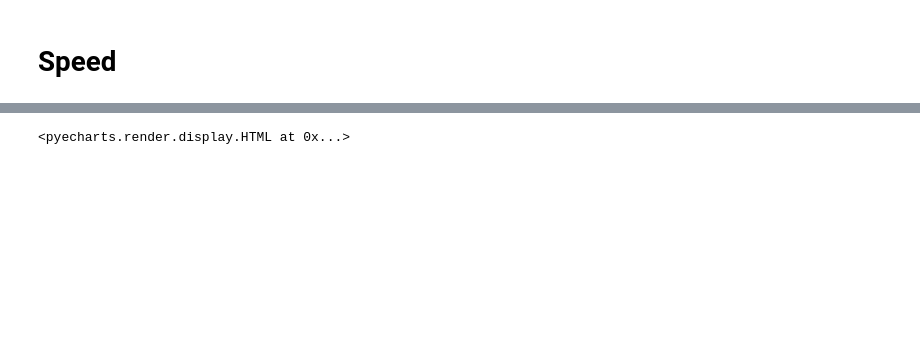
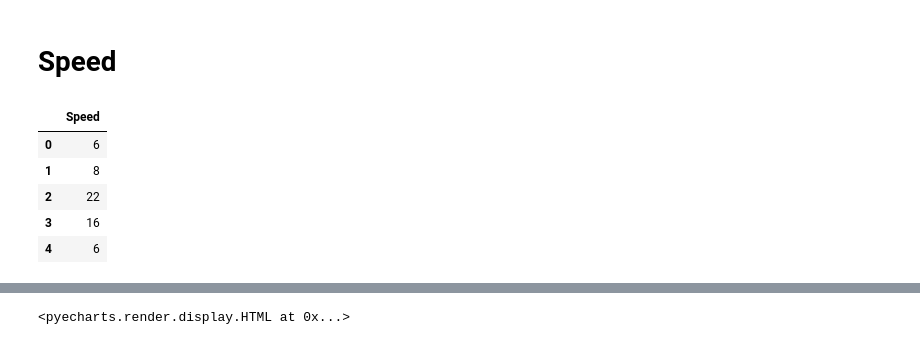
Before and after one commit to ximing766/UwbCOM, a Jupyter notebook: Plot/Pyecharts/Pyechart_UWB_Speed.ipynb, the cells around one changed output, grey strips where cells are left out. Cells and saved outputs as stored; diff of their text form; code cells hidden in the pictures; blank space fills up the shorter version.

```diff
--- a/tools/speed_draw.ipynb
+++ b/Plot/Pyecharts/Pyechart_UWB_Speed.ipynb
@@ -3,5 +3,17 @@
 # %%
 import pyecharts.options as opts
 from pyecharts.charts import Line,Boxplot
 import pandas as pd
 import numpy as np
+import matplotlib.pyplot as plt
+data = pd.read_csv(".\..\..\data\speed_aa8.csv", sep=',', header=0, usecols=[1])
+# print(data.describe())
+data.head(5)
+# data = np.array(data['Speed']).reshape(-1)
+# %% [output]
+|  | Speed |
+| 0 | 6 |
+| 1 | 8 |
+| 2 | 22 |
+| 3 | 16 |
+| 4 | 6 |
```
Also changed, not shown: parts of 3 cells of this notebook, 38 other files.
